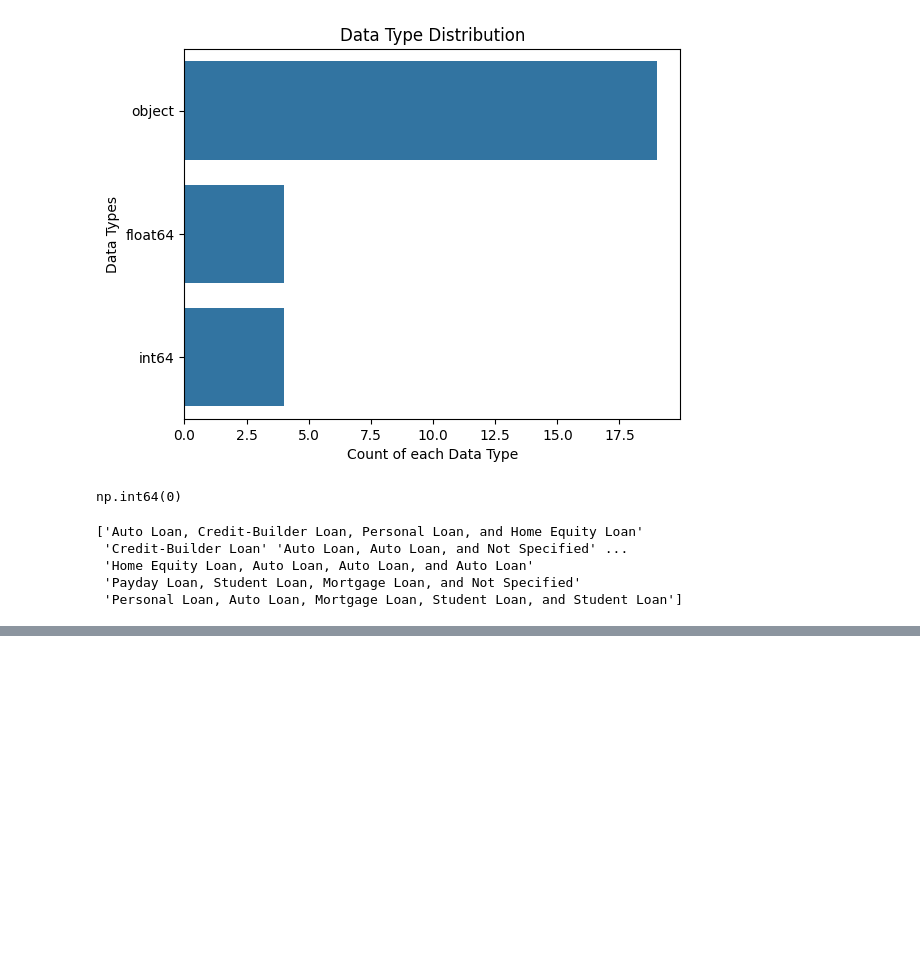
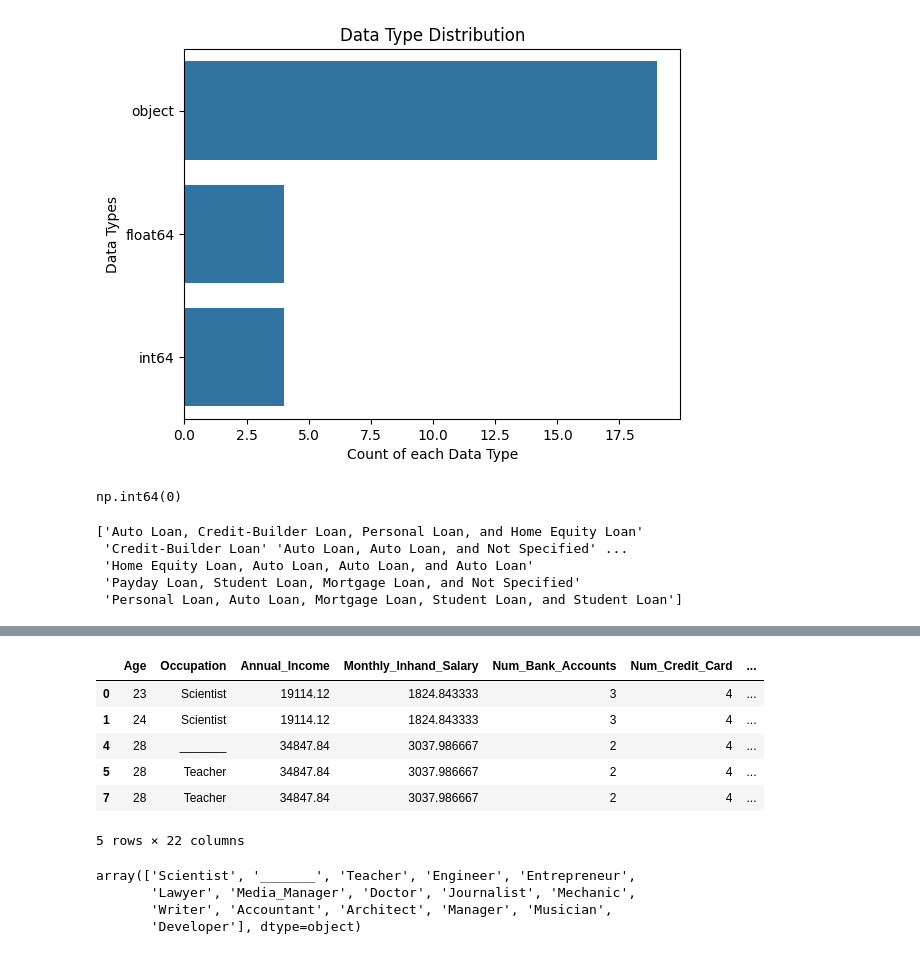
Before and after one commit to wessware/Credit_Scoring_Models, a Jupyter notebook: credit_score_1.ipynb, the cells around one changed output, grey strips where cells are left out. Drawn from its saved outputs; the diff is of its cells as text; code cells hidden in the pictures; blank space fills up the shorter version.

```diff
--- a/credit_score_1.ipynb
+++ b/credit_score_1.ipynb
@@ -133,0 +197,17 @@ print(uni_loans)
+# %%
+df.head()
+# %% [output]
+|  | Age | Occupation | Annual_Income | Monthly_Inhand_Salary | Num_Bank_Accounts | Num_Credit_Card | ... |
+| 0 | 23 | Scientist | 19114.12 | 1824.843333 | 3 | 4 | ... |
+| 1 | 24 | Scientist | 19114.12 | 1824.843333 | 3 | 4 | ... |
+| 4 | 28 | _______ | 34847.84 | 3037.986667 | 2 | 4 | ... |
+| 5 | 28 | Teacher | 34847.84 | 3037.986667 | 2 | 4 | ... |
+| 7 | 28 | Teacher | 34847.84 | 3037.986667 | 2 | 4 | ... |
+5 rows × 22 columns
+# %%
+df.Occupation.unique()
+# %% [output]
+array(['Scientist', '_______', 'Teacher', 'Engineer', 'Entrepreneur',
+       'Lawyer', 'Media_Manager', 'Doctor', 'Journalist', 'Mechanic',
+       'Writer', 'Accountant', 'Architect', 'Manager', 'Musician',
+       'Developer'], dtype=object)
```
Also changed, not shown: parts of 9 cells of this notebook.
